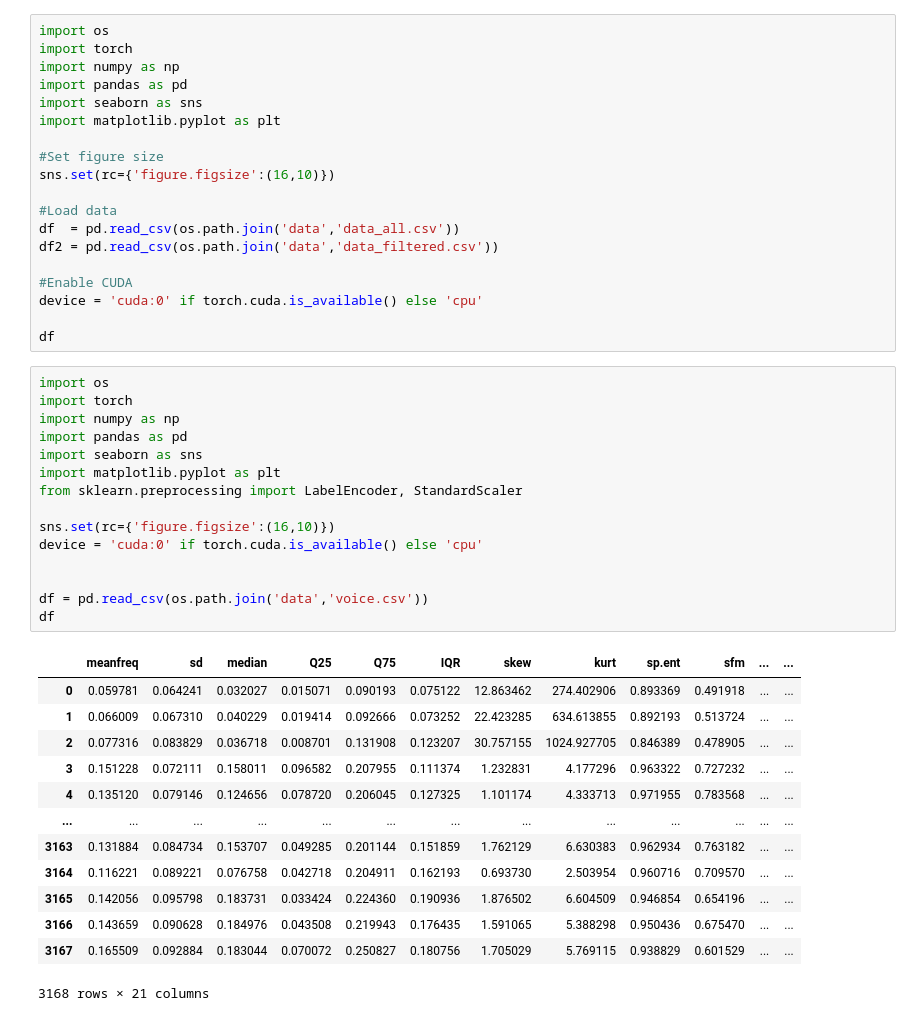
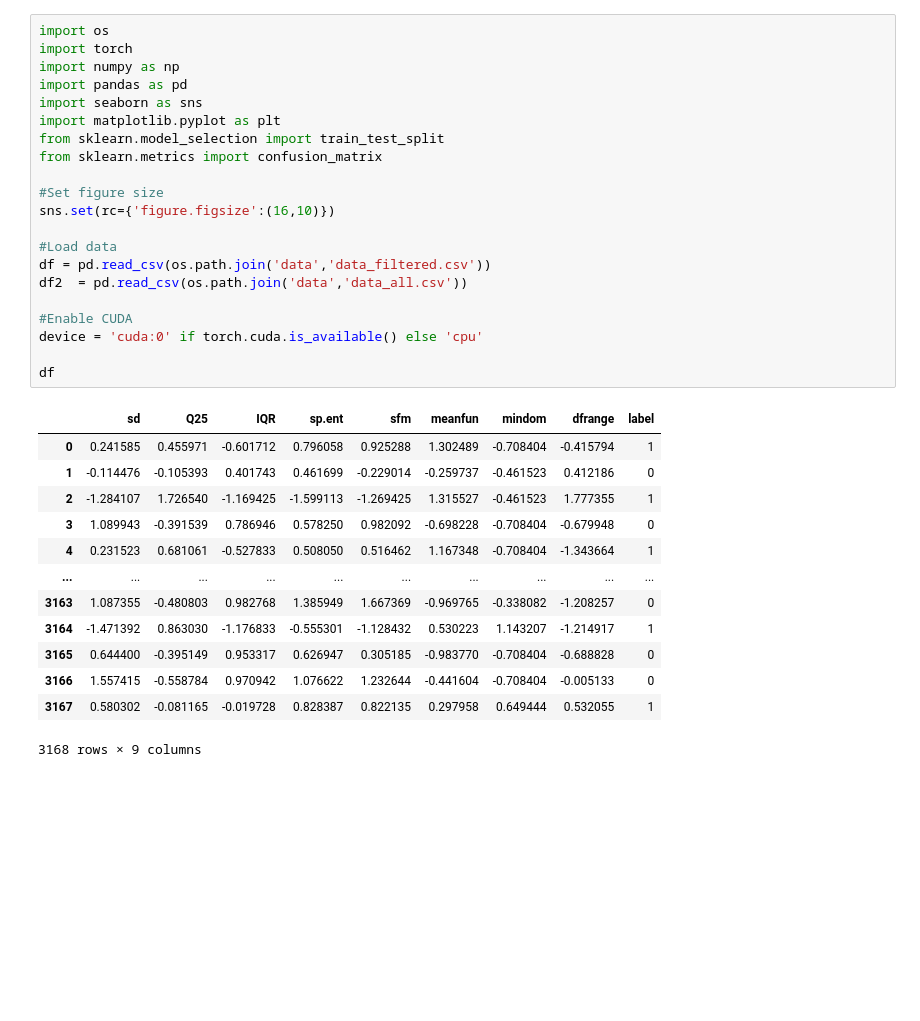
Before and after one commit to GabrielFreeze/ics3206, a Jupyter notebook: Artificial Neural Networks.ipynb, the cells around one changed output. Saved outputs shown, nothing was run; the diff lists cells and outputs as text; blank space fills up the shorter version.

```diff
--- a/Artificial Neural Networks.ipynb
+++ b/Artificial Neural Networks.ipynb
@@ -1,49 +1,36 @@
 # %%
 import os
 import torch
 import numpy as np
 import pandas as pd
 import seaborn as sns
 import matplotlib.pyplot as plt
+from sklearn.model_selection import train_test_split
+from sklearn.metrics import confusion_matrix
 
 #Set figure size
 sns.set(rc={'figure.figsize':(16,10)})
 
 #Load data
-df  = pd.read_csv(os.path.join('data','data_all.csv'))
-df2 = pd.read_csv(os.path.join('data','data_filtered.csv'))
+df = pd.read_csv(os.path.join('data','data_filtered.csv'))
+df2  = pd.read_csv(os.path.join('data','data_all.csv'))
 
 #Enable CUDA
 device = 'cuda:0' if torch.cuda.is_available() else 'cpu'
 
 df
+# %% [output]
+|  | sd | Q25 | IQR | sp.ent | sfm | meanfun | mindom | dfrange | label |
+| 0 | 0.241585 | 0.455971 | -0.601712 | 0.796058 | 0.925288 | 1.302489 | -0.708404 | -0.415794 | 1 |
+| 1 | -0.114476 | -0.105393 | 0.401743 | 0.461699 | -0.229014 | -0.259737 | -0.461523 | 0.412186 | 0 |
+| 2 | -1.284107 | 1.726540 | -1.169425 | -1.599113 | -1.269425 | 1.315527 | -0.461523 | 1.777355 | 1 |
+| 3 | 1.089943 | -0.391539 | 0.786946 | 0.578250 | 0.982092 | -0.698228 | -0.708404 | -0.679948 | 0 |
+| 4 | 0.231523 | 0.681061 | -0.527833 | 0.508050 | 0.516462 | 1.167348 | -0.708404 | -1.343664 | 1 |
+| ... | ... | ... | ... | ... | ... | ... | ... | ... | ... |
+| 3163 | 1.087355 | -0.480803 | 0.982768 | 1.385949 | 1.667369 | -0.969765 | -0.338082 | -1.208257 | 0 |
+| 3164 | -1.471392 | 0.863030 | -1.176833 | -0.555301 | -1.128432 | 0.530223 | 1.143207 | -1.214917 | 1 |
+| 3165 | 0.644400 | -0.395149 | 0.953317 | 0.626947 | 0.305185 | -0.983770 | -0.708404 | -0.688828 | 0 |
+| 3166 | 1.557415 | -0.558784 | 0.970942 | 1.076622 | 1.232644 | -0.441604 | -0.708404 | -0.005133 | 0 |
+| 3167 | 0.580302 | -0.081165 | -0.019728 | 0.828387 | 0.822135 | 0.297958 | 0.649444 | 0.532055 | 1 |
+3168 rows × 9 columns
-# %%
-import os
-import torch
-import numpy as np
-import pandas as pd
-import seaborn as sns
-import matplotlib.pyplot as plt
-from sklearn.preprocessing import LabelEncoder, StandardScaler
-
-sns.set(rc={'figure.figsize':(16,10)})
-device = 'cuda:0' if torch.cuda.is_available() else 'cpu'
-
-
-df = pd.read_csv(os.path.join('data','voice.csv'))
-df
-# %% [output]
-|  | meanfreq | sd | median | Q25 | Q75 | IQR | skew | kurt | sp.ent | sfm | ... | ... |
-| 0 | 0.059781 | 0.064241 | 0.032027 | 0.015071 | 0.090193 | 0.075122 | 12.863462 | 274.402906 | 0.893369 | 0.491918 | ... | ... |
-| 1 | 0.066009 | 0.067310 | 0.040229 | 0.019414 | 0.092666 | 0.073252 | 22.423285 | 634.613855 | 0.892193 | 0.513724 | ... | ... |
-| 2 | 0.077316 | 0.083829 | 0.036718 | 0.008701 | 0.131908 | 0.123207 | 30.757155 | 1024.927705 | 0.846389 | 0.478905 | ... | ... |
-| 3 | 0.151228 | 0.072111 | 0.158011 | 0.096582 | 0.207955 | 0.111374 | 1.232831 | 4.177296 | 0.963322 | 0.727232 | ... | ... |
-| 4 | 0.135120 | 0.079146 | 0.124656 | 0.078720 | 0.206045 | 0.127325 | 1.101174 | 4.333713 | 0.971955 | 0.783568 | ... | ... |
-| ... | ... | ... | ... | ... | ... | ... | ... | ... | ... | ... | ... | ... |
-| 3163 | 0.131884 | 0.084734 | 0.153707 | 0.049285 | 0.201144 | 0.151859 | 1.762129 | 6.630383 | 0.962934 | 0.763182 | ... | ... |
-| 3164 | 0.116221 | 0.089221 | 0.076758 | 0.042718 | 0.204911 | 0.162193 | 0.693730 | 2.503954 | 0.960716 | 0.709570 | ... | ... |
-| 3165 | 0.142056 | 0.095798 | 0.183731 | 0.033424 | 0.224360 | 0.190936 | 1.876502 | 6.604509 | 0.946854 | 0.654196 | ... | ... |
-| 3166 | 0.143659 | 0.090628 | 0.184976 | 0.043508 | 0.219943 | 0.176435 | 1.591065 | 5.388298 | 0.950436 | 0.675470 | ... | ... |
-| 3167 | 0.165509 | 0.092884 | 0.183044 | 0.070072 | 0.250827 | 0.180756 | 1.705029 | 5.769115 | 0.938829 | 0.601529 | ... | ... |
-3168 rows × 21 columns
 # %%
```
Also changed, not shown: parts of 7 cells of this notebook.
